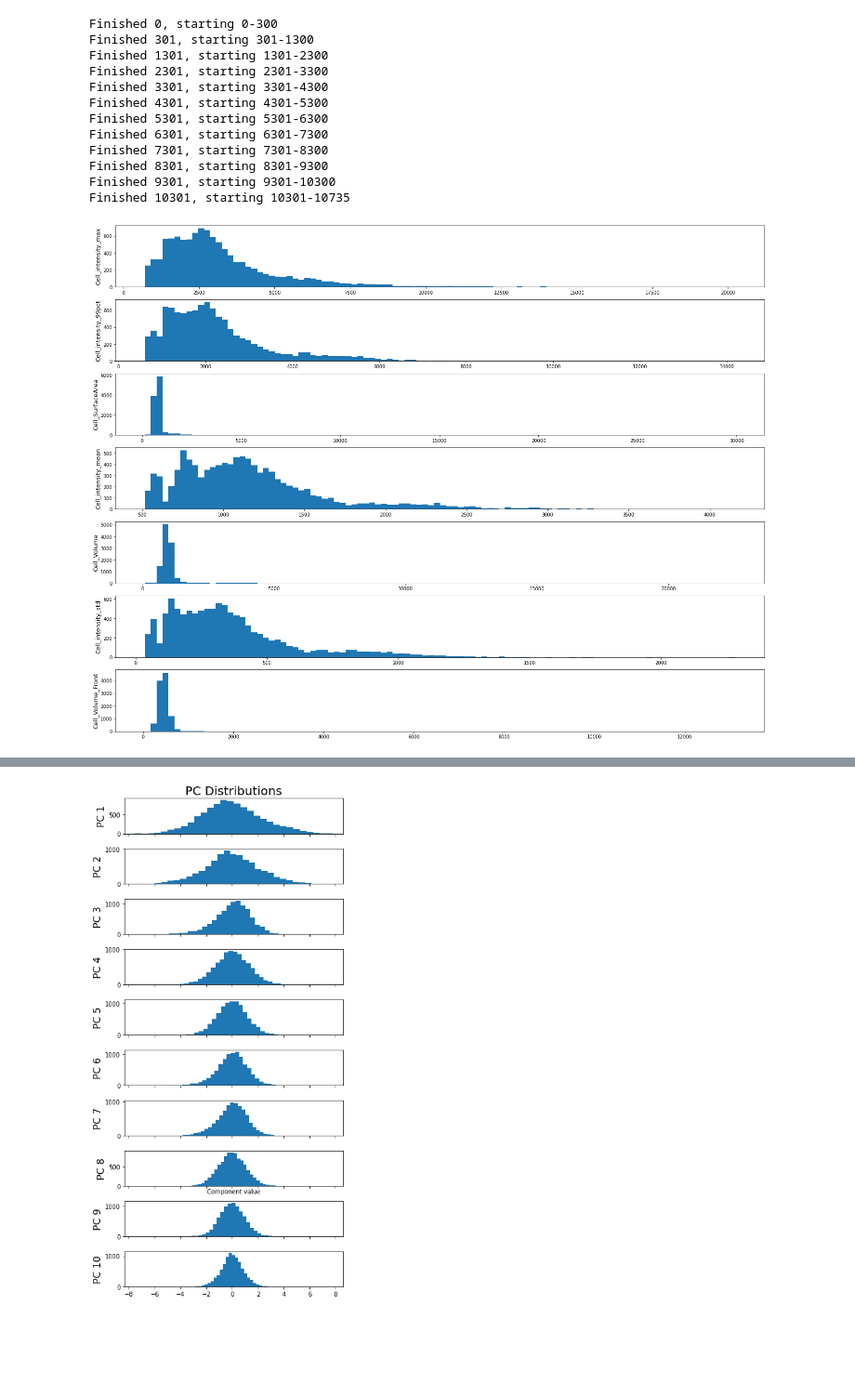
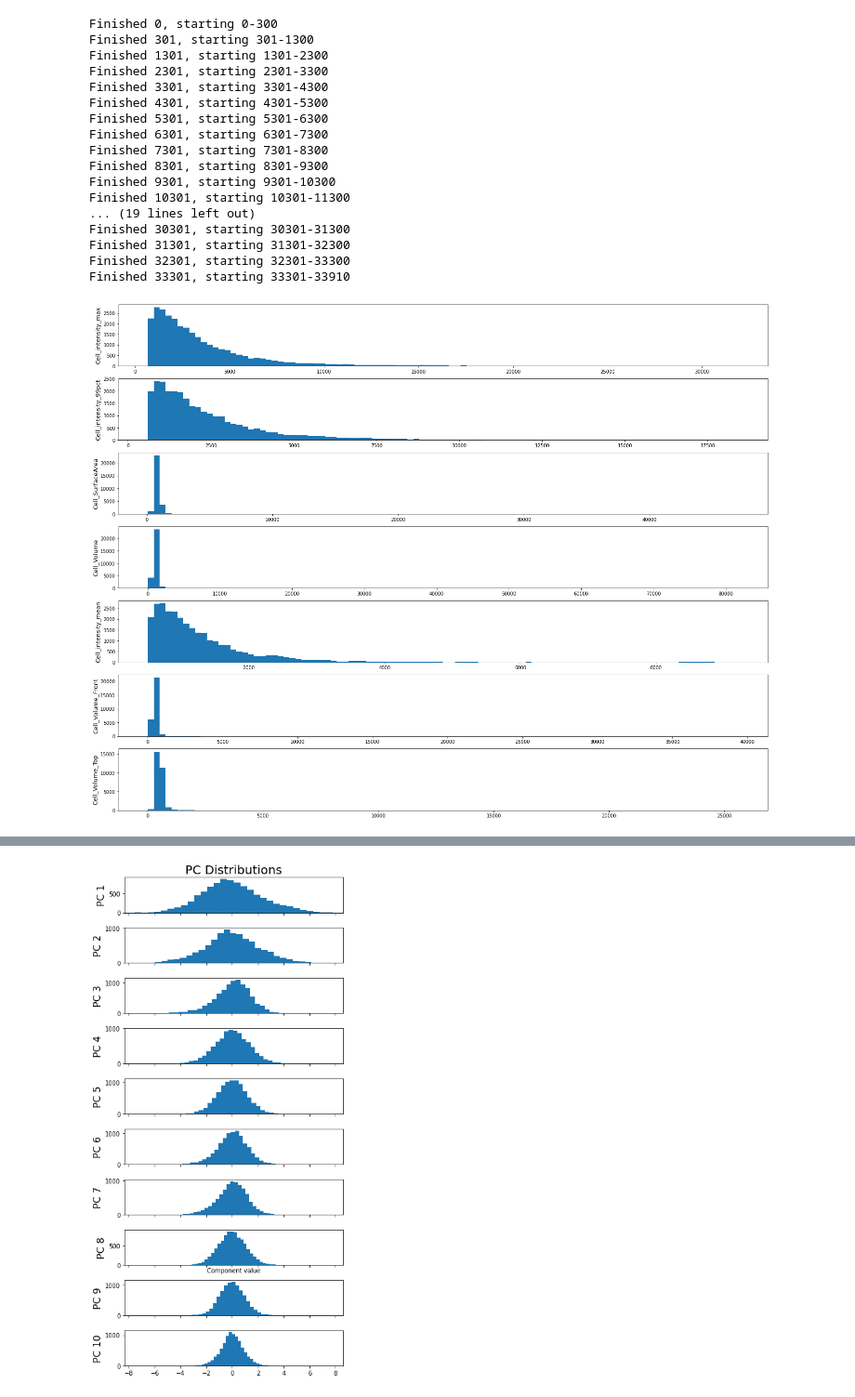
Before and after one commit to looneytunes2/NeutrophilShapeAnalysis, a Jupyter notebook: Notebooks/TrackMate_Confocal_Tracking_ParaNitroBlebbistatin.ipynb, the cells around one changed output, grey strips where cells are left out. Shown at 93% size. Drawn from its saved outputs; the diff is of its cells as text; code cells hidden in the pictures; blank space fills up the shorter version.

Commit message:
Added analysis with one large PCA for confocal data. Also updated some bootstrapping features in DetailedBalance.py. Also shuffled some files around for cleaner organization.

```diff
--- a/Notebooks/TrackMate_Confocal_Tracking_ParaNitroBlebbistatin.ipynb
+++ b/Notebooks/TrackMate_Confocal_Tracking_ParaNitroBlebbistatin.ipynb
@@ -92,7 +92,7 @@ step = 0.7 # um
 
 #### directory info
 bigdir = '//10.158.28.37/ExpansionHomesA/avlnas/HL60 ParaNitroBlebbistatin/'
-foldlist = ['20231108']
+foldlist = ['20231113']
 savedir = 'D:/Aaron/Data/HL60 ParaNitroBlebbistatin/Tracking_Images/'
 
 ####  TZYX shape of the image
@@ -195,13 +194,13 @@ from CustomFunctions.persistance_activity import get_pa
 
 
 # path to folder(s)
-folder_fl = 'D:/Aaron/Data/CK666/Tracking_Images/'
-filelist_fl = [f for f in os.listdir(folder_fl) if '20231106' in f]
-savedir = 'D:/Aaron/Data/CK666/Processed_Data/'
+folder_fl = 'D:/Aaron/Data/HL60 ParaNitroBlebbistatin/Tracking_Images/'
+filelist_fl = [f for f in os.listdir(folder_fl)]
+savedir = 'D:/Aaron/Data/HL60 ParaNitroBlebbistatin/Processed_Data/'
 #make the savedir if it doesn't exist
 if not os.path.exists(savedir):
     os.makedirs(savedir)
-raw_dir = '//10.158.28.37/ExpansionHomesA/avlnas/HL60 CK666/'
+raw_dir = '//10.158.28.37/ExpansionHomesA/avlnas/HL60 ParaNitroBlebbistatin/'
 
 #parameters for segmentation
 xy_buffer = 20 #pixels
@@ -530,11 +520,11 @@ Done segmenting 20231106_488EGFP-CAAX_10uMCK666_3 cell 43
 from CustomFunctions import shparam_mod
 
 
-savedir = 'D:/Aaron/Data/CK666/Processed_Data/'
+savedir = 'D:/Aaron/Data/HL60 ParaNitroBlebbistatin/Processed_Data/'
 
 
 #make dirs if it doesn't exist
-datadir = 'D:/Aaron/Data/CK666/Data_and_Figs/'
+datadir = 'D:/Aaron/Data/HL60 ParaNitroBlebbistatin/Data_and_Figs/'
 if not os.path.exists(datadir):
     os.makedirs(datadir)
 meshf = savedir+'Meshes/'
@@ -642,38 +632,48 @@ Finished 6301, starting 6301-7300
 Finished 7301, starting 7301-8300
 Finished 8301, starting 8301-9300
 Finished 9301, starting 9301-10300
-Finished 10301, starting 10301-10735
+Finished 10301, starting 10301-11300
+... (19 lines left out)
+Finished 30301, starting 30301-31300
+Finished 31301, starting 31301-32300
+Finished 32301, starting 32301-33300
+Finished 33301, starting 33301-33910
 # %%
 #################### Check shape distributions for extreme outliers before PCA ####################
 import matplotlib.pyplot as plt
-folder_fl = 'D:/Aaron/Data/CK666/'
+folder_fl = 'D:/Aaron/Data/HL60 ParaNitroBlebbistatin/'
 data_fl = folder_fl + 'Data_and_Figs/'
 info_fl = folder_fl + 'Processed_Data/'
 
 #open full dataframe
 df = pd.read_csv(data_fl + 'Shape_Metrics.csv', index_col='cell')
+
+
+excludes = pd.read_csv(data_fl + 'ListToExclude.csv', index_col=0)
+exlist = [i.replace('_segmented.tiff', '') for i in excludes.iloc[:,0].to_list()]
+df = df.loc[[x for x in df.index if x not in exlist]]
 
 #add all of the other metrics from the single csv files
 cellinfo = pd.DataFrame()
 for i in df.index.to_list():
     tc = pd.read_csv(info_fl + i +'_cell_info.csv', index_col = 0)
     cellinfo = cellinfo.append(tc.loc[0])
 # Add distance travelled per framerate to total frame
 cellinfo.index = cellinfo.cell
 df = df.merge(cellinfo.drop(columns=['image', 'cropx (pixels)',
        'cropy (pixels)', 'cropz (pixels)']), left_index = True, right_index = True)
 
 metrics = df.std().sort_values(ascending = False).index[:7]
 # df = df[(df.Cell_Volume < 2070) & (df.Cell_Volume > 498)]
 # df = df[df.Cell_SurfaceArea < 1800]
 fig, axes = plt.subplots(len(metrics), 1, figsize=(25,20))#, sharex=True)
 for i, ax in enumerate(axes):
     ax.hist(abs(df[metrics[i]]), 100) #, 30, (-2,2))
     ax.set_ylabel(metrics[i], fontsize = 13)
 # #volume threshold determined by looking through cropped cell images
 newdf = df[(df.Cell_Volume < 2070) & (df.Cell_Volume > 498)].copy()
-newdf = newdf[(newdf.Cell_SurfaceArea < 1800) & (df.Cell_SurfaceArea > 550)]
+newdf = newdf[(newdf.Cell_SurfaceArea < 1800) & (newdf.Cell_SurfaceArea > 500)]
 
 newdf.to_csv(data_fl + 'Shape_Metrics_outliersremoved.csv')
 # %% [output]
-[figure, old version]
+[figure, new version]
```
Also changed, not shown: parts of 7 cells of this notebook, 20 other files.
